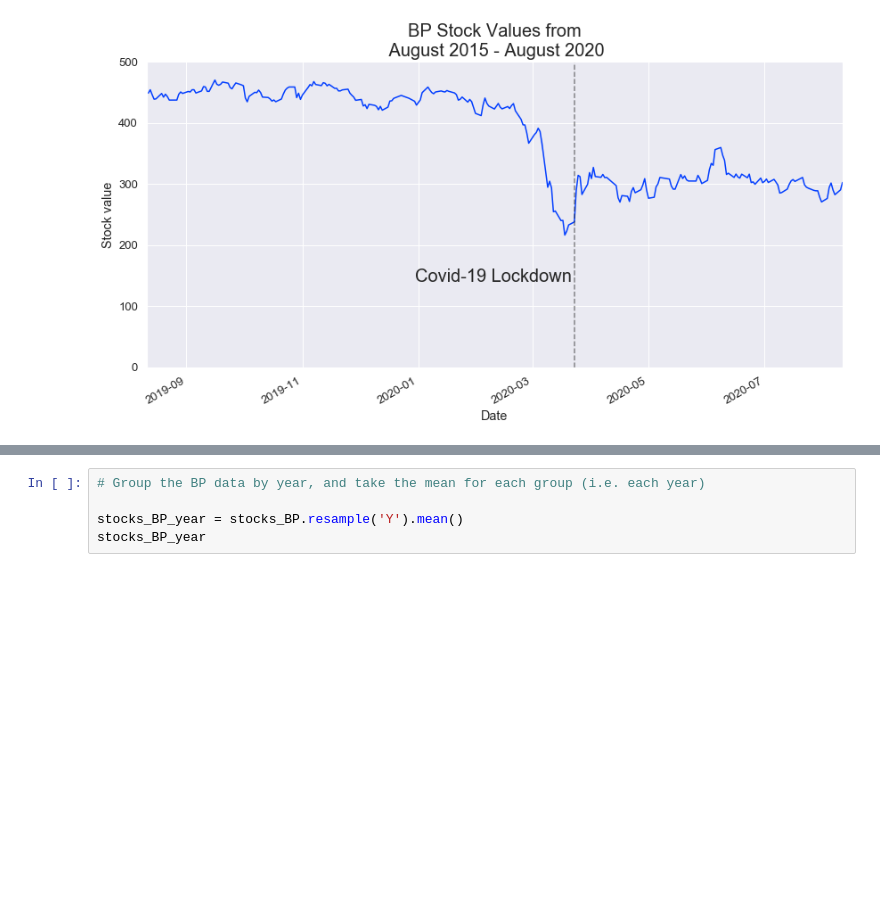
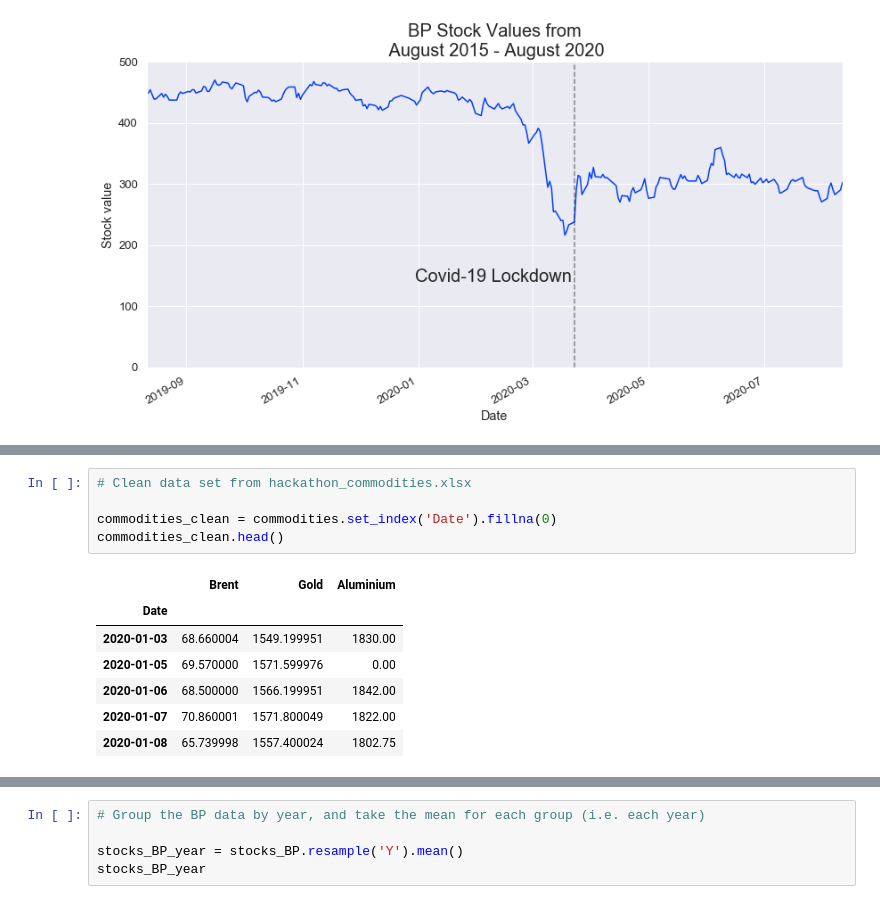
Before and after one commit to abbielms/Big_Data_Challenge_2020, a Jupyter notebook: Big_Data_Challenge_2020.ipynb, the cells around one changed output, grey strips where cells are left out. Saved outputs shown, nothing was run; the diff lists cells and outputs as text; blank space fills up the shorter version.

```diff
--- a/Big_Data_Challenge_2020.ipynb
+++ b/Big_Data_Challenge_2020.ipynb
@@ -535,0 +577,13 @@ Text(0.5, 1.0, 'BP Stock Values from\n August 2015 - August 2020')
+# %%
+# Clean data set from hackathon_commodities.xlsx
+
+commodities_clean = commodities.set_index('Date').fillna(0)
+commodities_clean.head()
+# %% [output]
+|  | Brent | Gold | Aluminium |
+| Date |  |  |  |
+| 2020-01-03 | 68.660004 | 1549.199951 | 1830.00 |
+| 2020-01-05 | 69.570000 | 1571.599976 | 0.00 |
+| 2020-01-06 | 68.500000 | 1566.199951 | 1842.00 |
+| 2020-01-07 | 70.860001 | 1571.800049 | 1822.00 |
+| 2020-01-08 | 65.739998 | 1557.400024 | 1802.75 |
```
Also changed, not shown: parts of 15 cells of this notebook.
